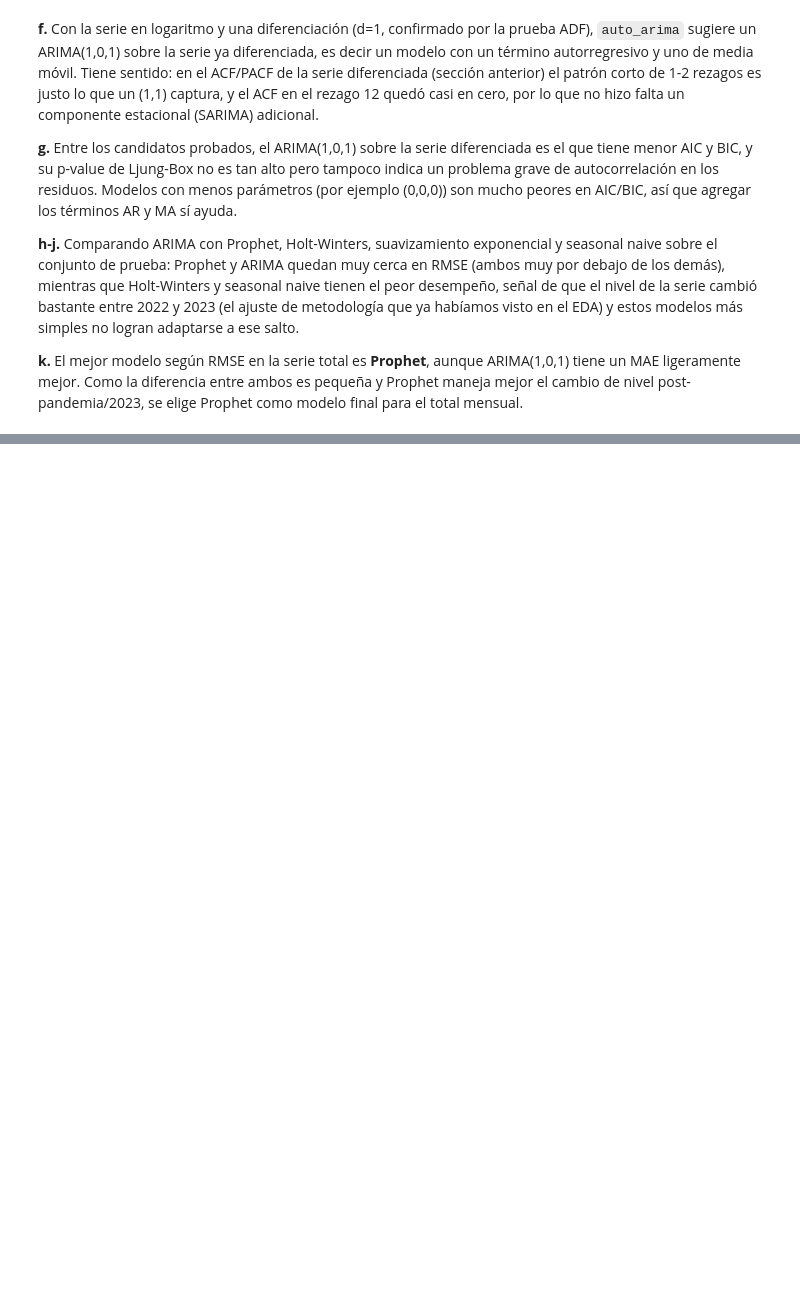
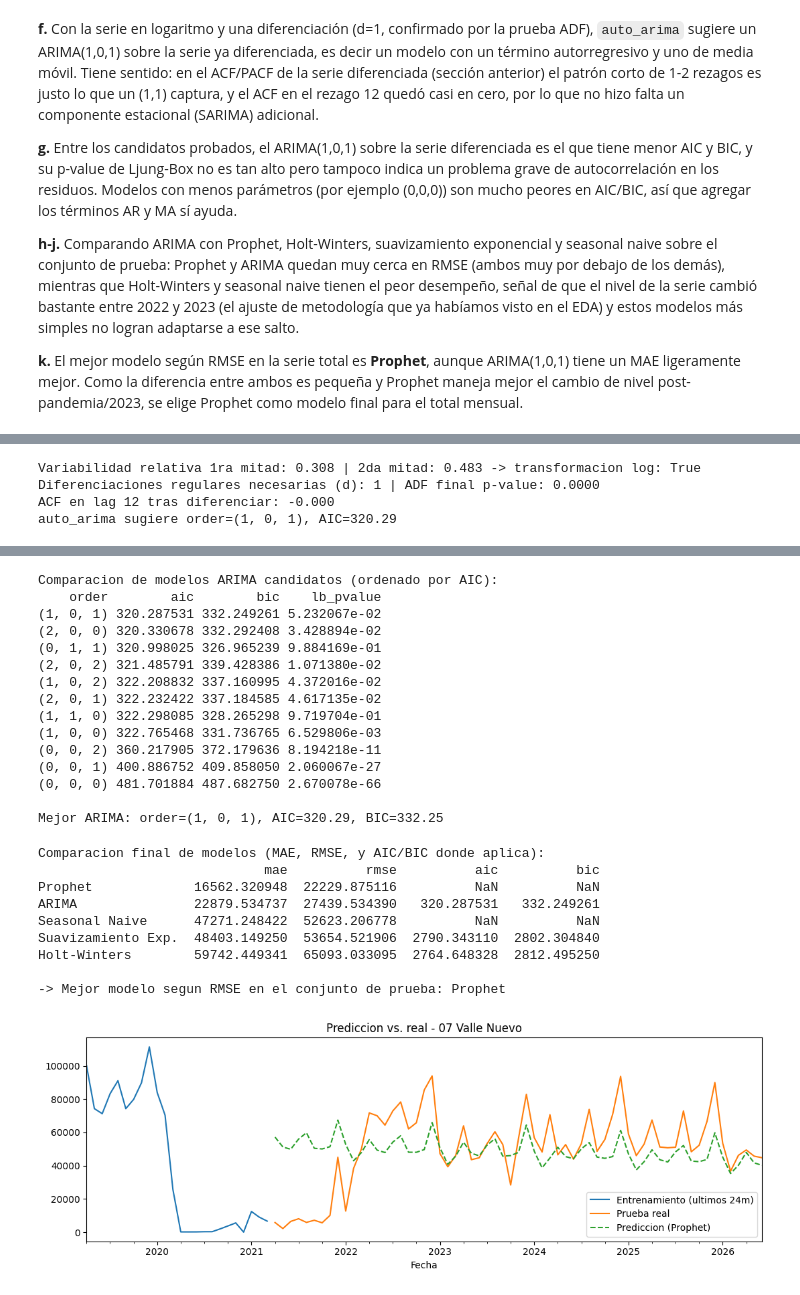
Before and after one commit to Qu3zada22/Laboratorio1-ds, a Jupyter notebook: lab1.ipynb, the cells around one changed output, grey strips where cells are left out. Saved outputs shown, nothing was run; the diff lists cells and outputs as text; code cells hidden in the pictures; blank space fills up the shorter version.

```diff
--- a/lab1.ipynb
+++ b/lab1.ipynb
@@ -629,0 +719,7 @@ res_total = modelar_serie(serie_total_train, serie_total_test, 'Total mensual de
+# %%
+res_valle = modelar_serie(series_frontera[top3_fronteras[1]], series_frontera_test[top3_fronteras[1]], top3_fronteras[1])
+# %% [output]
+Variabilidad relativa 1ra mitad: 0.308 | 2da mitad: 0.483 -> transformacion log: True
+Diferenciaciones regulares necesarias (d): 1 | ADF final p-value: 0.0000
+ACF en lag 12 tras diferenciar: -0.000
+auto_arima sugiere order=(1, 0, 1), AIC=320.29
@@ -629,0 +728,25 @@ res_total = modelar_serie(serie_total_train, serie_total_test, 'Total mensual de
+Comparacion de modelos ARIMA candidatos (ordenado por AIC):
+    order        aic        bic    lb_pvalue
+(1, 0, 1) 320.287531 332.249261 5.232067e-02
+(2, 0, 0) 320.330678 332.292408 3.428894e-02
+(0, 1, 1) 320.998025 326.965239 9.884169e-01
+(2, 0, 2) 321.485791 339.428386 1.071380e-02
+(1, 0, 2) 322.208832 337.160995 4.372016e-02
+(2, 0, 1) 322.232422 337.184585 4.617135e-02
+(1, 1, 0) 322.298085 328.265298 9.719704e-01
+(1, 0, 0) 322.765468 331.736765 6.529806e-03
+(0, 0, 2) 360.217905 372.179636 8.194218e-11
+(0, 0, 1) 400.886752 409.858050 2.060067e-27
+(0, 0, 0) 481.701884 487.682750 2.670078e-66
+
+Mejor ARIMA: order=(1, 0, 1), AIC=320.29, BIC=332.25
+Comparacion final de modelos (MAE, RMSE, y AIC/BIC donde aplica):
+                             mae          rmse          aic          bic
+Prophet             16562.320948  22229.875116          NaN          NaN
+ARIMA               22879.534737  27439.534390   320.287531   332.249261
+Seasonal Naive      47271.248422  52623.206778          NaN          NaN
+Suavizamiento Exp.  48403.149250  53654.521906  2790.343110  2802.304840
+Holt-Winters        59742.449341  65093.033095  2764.648328  2812.495250
+
+-> Mejor modelo segun RMSE en el conjunto de prueba: Prophet
+[figure, added]
```
Also changed, not shown: parts of 24 cells of this notebook, 2 other files.
